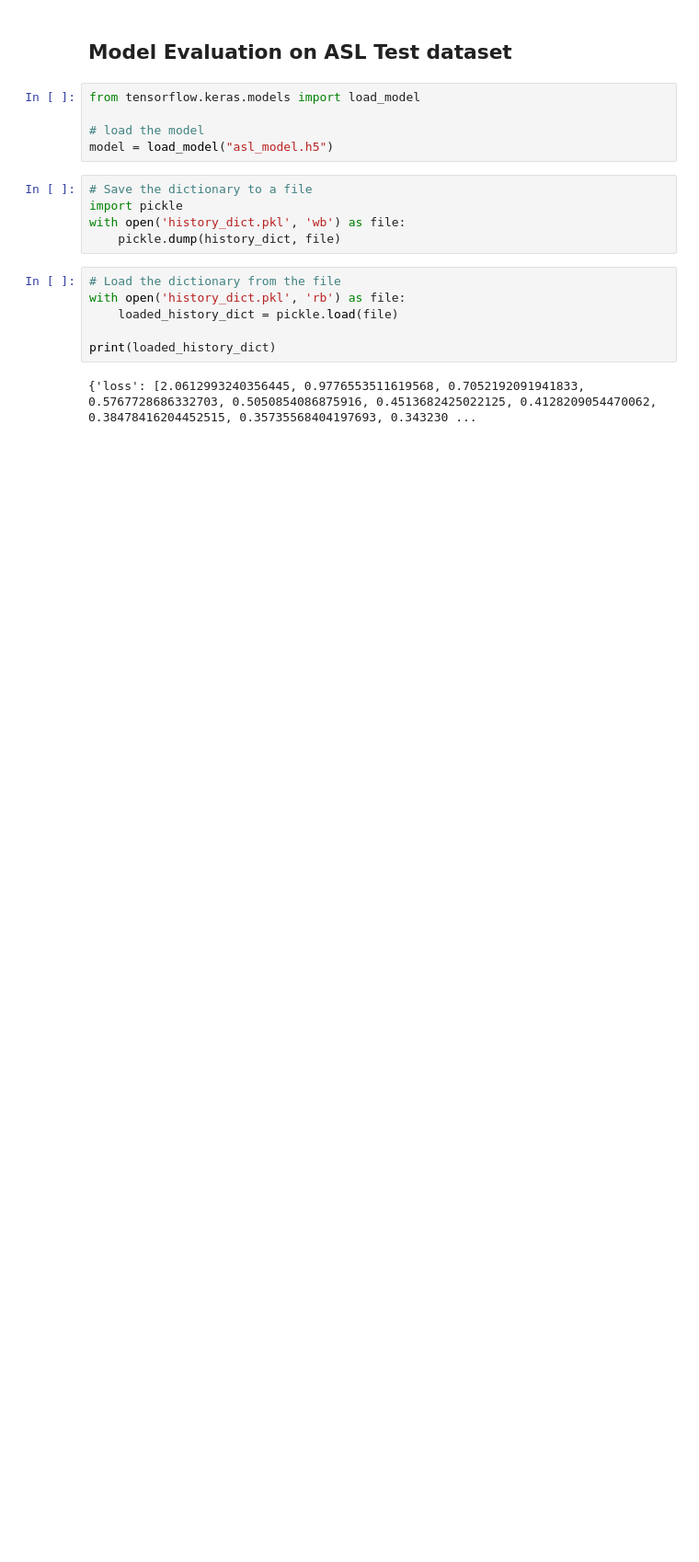
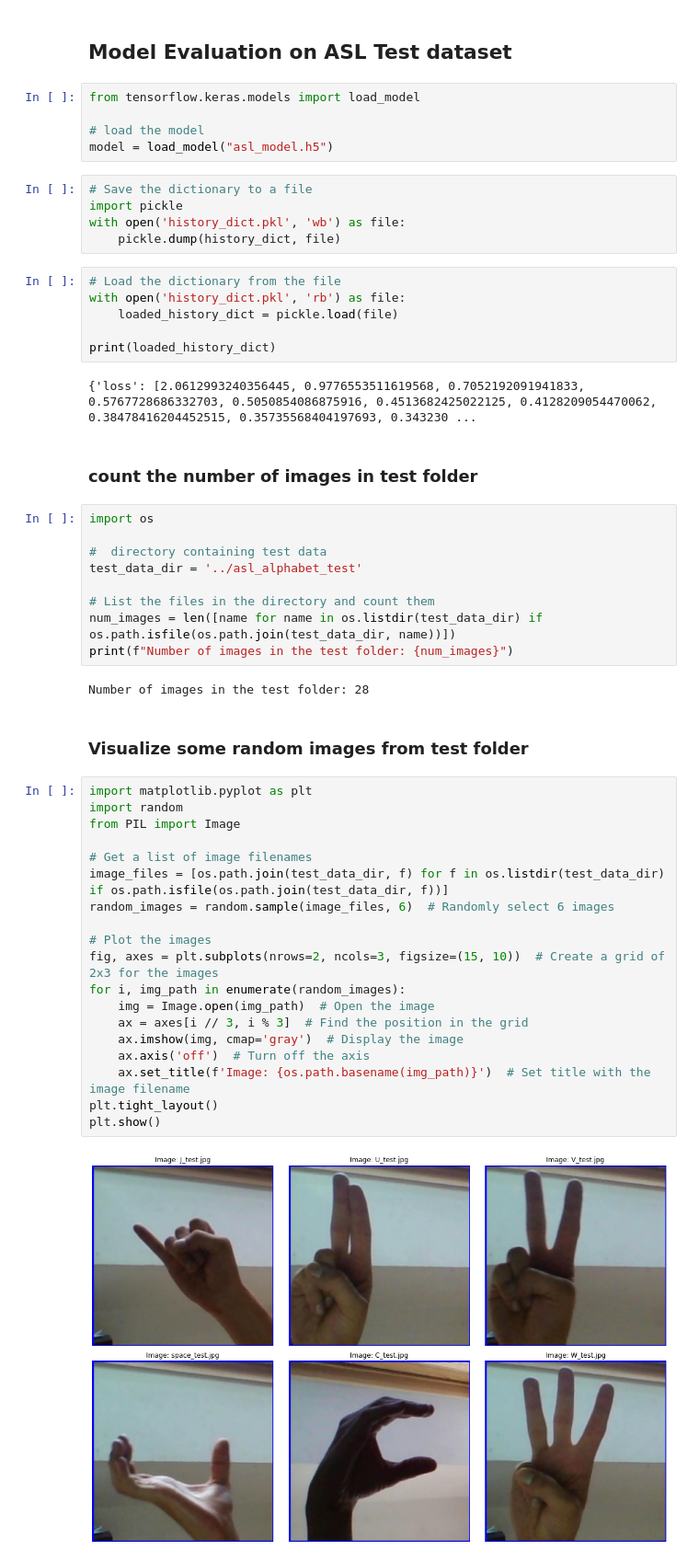
Before and after one commit to Lyfae/AAI-590-Capstone, a Jupyter notebook: ASL/CNN_ASL_EDA.ipynb, the cells around one changed output. Shown at 92% size. Saved outputs shown, nothing was run; the diff lists cells and outputs as text; blank space fills up the shorter version.

```diff
--- a/ASL/CNN_ASL_EDA.ipynb
+++ b/ASL/CNN_ASL_EDA.ipynb
@@ -420,3 +415,39 @@ with open('history_dict.pkl', 'rb') as file:
 print(loaded_history_dict)
 # %% [output]
 {'loss': [2.0612993240356445, 0.9776553511619568, 0.7052192091941833, 0.5767728686332703, 0.5050854086875916, 0.4513682425022125, 0.4128209054470062, 0.38478416204452515, 0.35735568404197693, 0.343230 ...
+# %% [markdown]
+### count the number of images in test folder
+# %%
+import os
+
+#  directory containing test data
+test_data_dir = '../asl_alphabet_test'
+
+# List the files in the directory and count them
+num_images = len([name for name in os.listdir(test_data_dir) if os.path.isfile(os.path.join(test_data_dir, name))])
+print(f"Number of images in the test folder: {num_images}")
+# %% [output]
+Number of images in the test folder: 28
+# %% [markdown]
+### Visualize some random images from test folder
+# %%
+import matplotlib.pyplot as plt
+import random
+from PIL import Image
+
+# Get a list of image filenames
+image_files = [os.path.join(test_data_dir, f) for f in os.listdir(test_data_dir) if os.path.isfile(os.path.join(test_data_dir, f))]
+random_images = random.sample(image_files, 6)  # Randomly select 6 images
+
+# Plot the images
+fig, axes = plt.subplots(nrows=2, ncols=3, figsize=(15, 10))  # Create a grid of 2x3 for the images
+for i, img_path in enumerate(random_images):
+    img = Image.open(img_path)  # Open the image
+    ax = axes[i // 3, i % 3]  # Find the position in the grid
+    ax.imshow(img, cmap='gray')  # Display the image
+    ax.axis('off')  # Turn off the axis
+    ax.set_title(f'Image: {os.path.basename(img_path)}')  # Set title with the image filename
+plt.tight_layout()
+plt.show()
+# %% [output]
+[figure, added]
```
Also changed, not shown: parts of 3 cells of this notebook.
